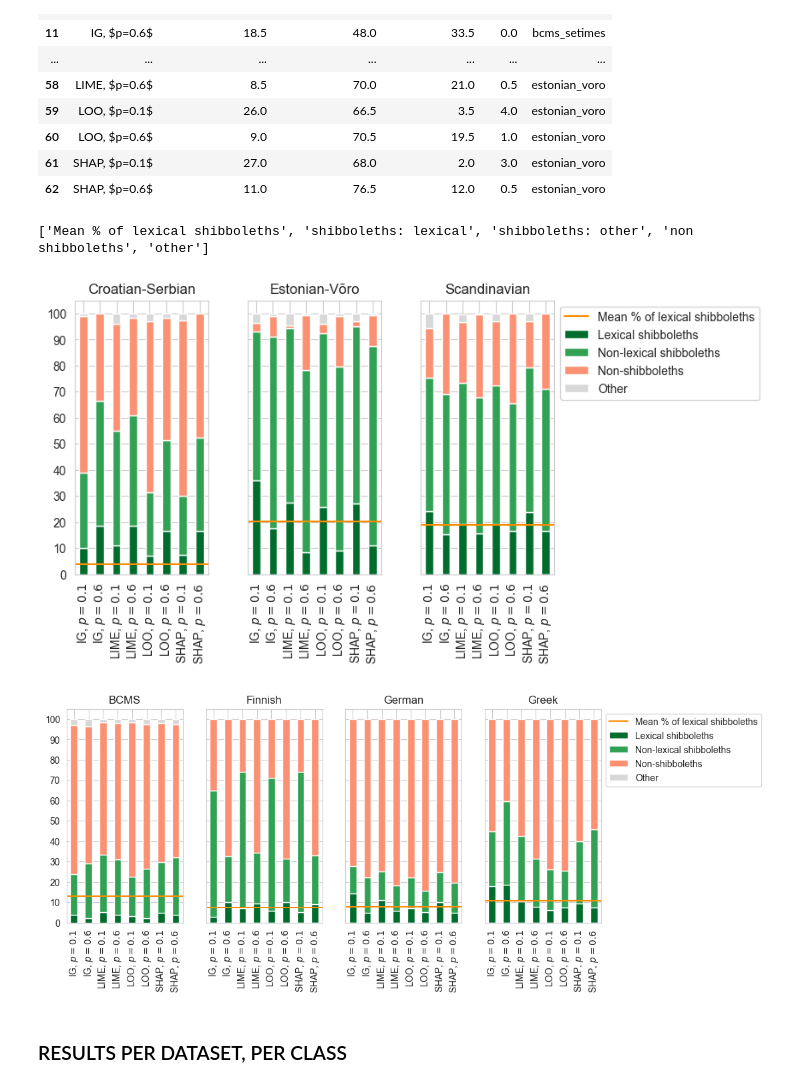
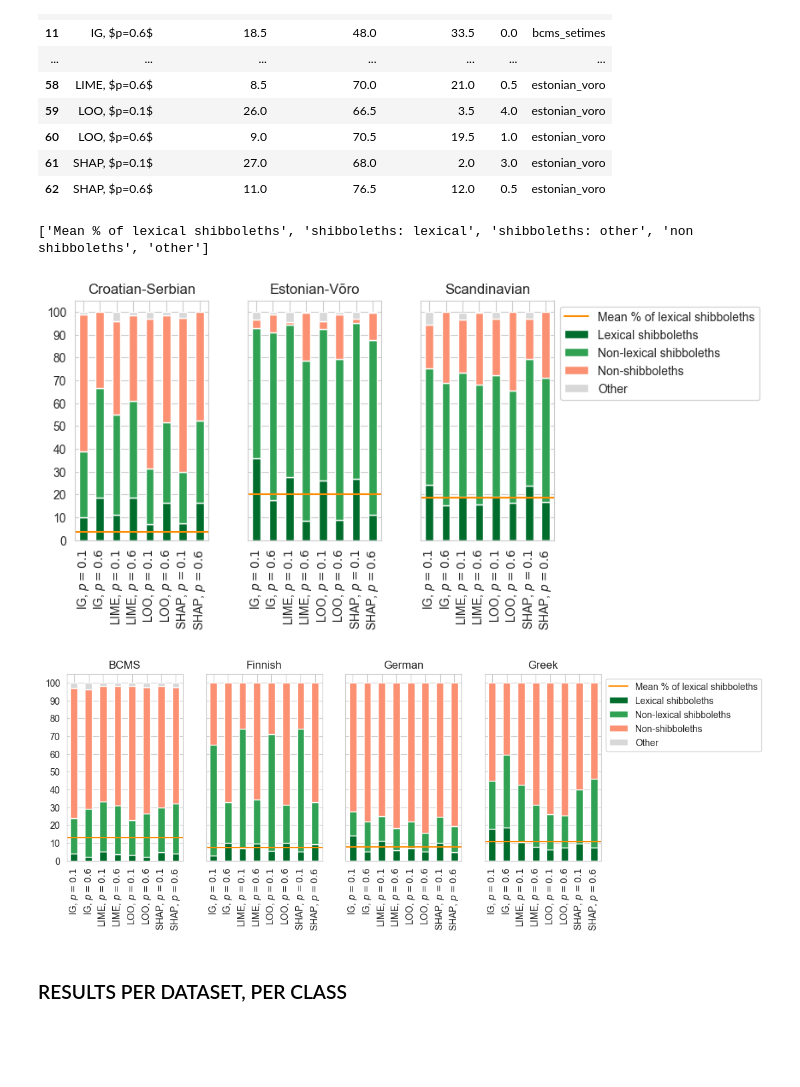
Before and after one commit to Helsinki-NLP/shibboleth, a Jupyter notebook: manual_eval/annotation_analysis_gh_ver2.ipynb, the cells around one changed output. Drawn from its saved outputs; the diff is of its cells as text; code cells hidden in the pictures; blank space fills up the shorter version.

Commit message:
update visualizations

```diff
--- a/manual_eval/annotation_analysis_gh_ver2.ipynb
+++ b/manual_eval/annotation_analysis_gh_ver2.ipynb
@@ -1411,7 +1414,7 @@ colors = [tuple(e/ 256 for e in color) for color in colors]
 cmap = ListedColormap(colors, name='from_list', N=4)
 sns.set_style("whitegrid")
 
-fig, axes = plt.subplots(nrows=1, ncols=3, sharey='row', figsize=(7,4))
+fig, axes = plt.subplots(nrows=1, ncols=3, sharey='row', figsize=(7,3.5))
 all_overview[all_overview['dataset'] == 'bcms_setimes'].set_index('method').plot(kind='bar', stacked=True, title="Croatian-Serbian",  colormap=cmap, ax=axes[0], legend=False)
 all_overview[all_overview['dataset'] == 'estonian_voro'].set_index('method').plot(kind='bar', stacked=True, title="Estonian-Võro",  colormap=cmap, ax=axes[1], legend=False)
 all_overview[all_overview['dataset'] == 'scandinavian_slide'].set_index('method').plot(kind='bar', stacked=True, title="Scandinavian",  colormap=cmap, ax=axes[2], legend=False)
@@ -1419,36 +1422,36 @@ all_overview[all_overview['dataset'] == 'scandinavian_slide'].set_index('method'
 axes[0].set_yticks(range(0, 105, 10))
 axes[0].set_ylim(0, 105)
 
 axes[0].set_xlabel(None)
 axes[1].set_xlabel(None)
 axes[2].set_xlabel(None)
 
 ## adding mean line
 axes[2].axhline(mean_slide, color='darkorange', linestyle='-')
 #axes[0].text(0, mean_slide + 0.2, f'{mean_slide:.2f}', color='darkorange', weight='bold')
 axes[0].axhline(mean_set, color='darkorange', linestyle='-')
 #axes[1].text(0, mean_set + 0.2, f'{mean_set:.2f}', color='darkorange')
 axes[1].axhline(mean_ev, color='darkorange', linestyle='-', label='Mean % of lexical shibboleths')
 #axes[2].text(0, mean_ev + 0.2, f'{mean_ev:.2f}', color='darkorange')
 
 ax=axes[1]
 handles, labels = ax.get_legend_handles_labels()
 print(labels)
 #fig.legend(handles, labels, loc='upper center')
 plt.legend(
     handles,
     ['Mean % of lexical shibboleths', 'Lexical shibboleths', 'Non-lexical shibboleths', 'Non-shibboleths', 'Other'],
     loc='upper left', bbox_to_anchor=(0.9, 0.9), bbox_transform=plt.gcf().transFigure)
 plt.subplots_adjust(left=0.1, right=0.9,
                     top=0.9, bottom=0.1,
                     wspace=0.3, hspace=0.5
                    )
 fig.figure.savefig('experiment1-overview.pdf', bbox_inches='tight')
 # %% [output]
 ['Mean % of lexical shibboleths', 'shibboleths: lexical', 'shibboleths: other', 'non shibboleths', 'other']
-[figure, old version]
+[figure, new version]
 # %%
-fig, axes = plt.subplots(nrows=1, ncols=4, sharey='row', figsize=(10,4))
+fig, axes = plt.subplots(nrows=1, ncols=4, sharey='row', figsize=(10,3.5))
 all_overview[all_overview['dataset'] == 'bcms_twitter'].set_index('method').plot(kind='bar', stacked=True, title="BCMS",  colormap=cmap, ax=axes[0], legend=False)
 all_overview[all_overview['dataset'] == 'finnish_suomi24'].set_index('method').plot(kind='bar', stacked=True, title="Finnish",  colormap=cmap, ax=axes[1], legend=False)
 all_overview[all_overview['dataset'] == 'german_jodel'].set_index('method').plot(kind='bar', stacked=True, title="German",  colormap=cmap, ax=axes[2], legend=False)
@@ -1479,7 +1482,7 @@ plt.subplots_adjust(left=0.1, right=0.9,
                    )
 fig.figure.savefig('experiment2-overview.pdf', bbox_inches='tight')
 # %% [output]
-[figure, old version]
+[figure, new version]
 # %% [markdown]
 ### RESULTS PER DATASET, PER CLASS
 # %% [markdown]
```
Also changed, not shown: parts of 15 cells of this notebook, 32 other files.
